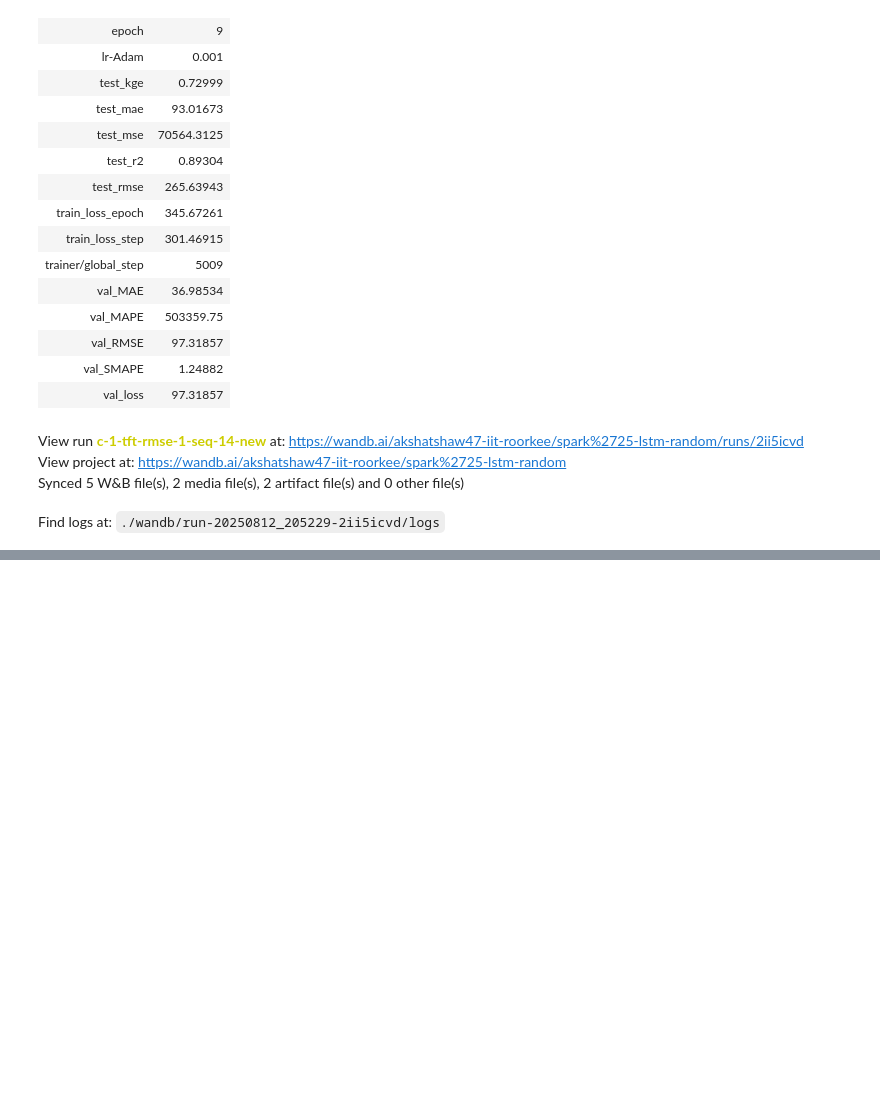
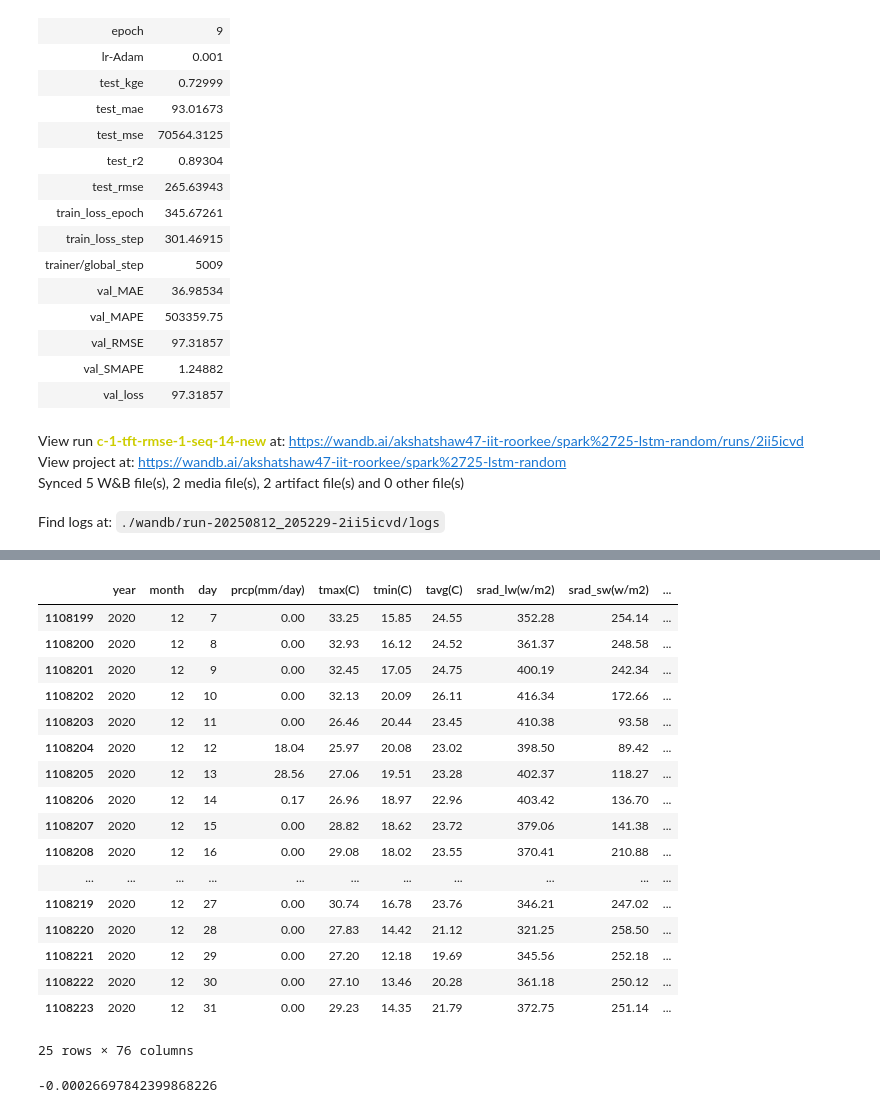
Before and after one commit to akshatshaw/baseflow_lstm, a Jupyter notebook: training/cv/tft-cv-model.ipynb, the cells around one changed output, grey strips where cells are left out. Saved outputs shown, nothing was run; the diff lists cells and outputs as text; code cells hidden in the pictures; blank space fills up the shorter version.

```diff
--- a/training/cv/tft-cv-model.ipynb
+++ b/training/cv/tft-cv-model.ipynb
@@ -2874,0 +3216,25 @@ Find logs at: ./wandb/run-20250812_205229-2ii5icvd/logs
+# %%
+df_merged.tail(25)
+# %% [output]
+|  | year | month | day | prcp(mm/day) | tmax(C) | tmin(C) | tavg(C) | srad_lw(w/m2) | srad_sw(w/m2) | ... |
+| 1108199 | 2020 | 12 | 7 | 0.00 | 33.25 | 15.85 | 24.55 | 352.28 | 254.14 | ... |
+| 1108200 | 2020 | 12 | 8 | 0.00 | 32.93 | 16.12 | 24.52 | 361.37 | 248.58 | ... |
+| 1108201 | 2020 | 12 | 9 | 0.00 | 32.45 | 17.05 | 24.75 | 400.19 | 242.34 | ... |
+| 1108202 | 2020 | 12 | 10 | 0.00 | 32.13 | 20.09 | 26.11 | 416.34 | 172.66 | ... |
+| 1108203 | 2020 | 12 | 11 | 0.00 | 26.46 | 20.44 | 23.45 | 410.38 | 93.58 | ... |
+| 1108204 | 2020 | 12 | 12 | 18.04 | 25.97 | 20.08 | 23.02 | 398.50 | 89.42 | ... |
+| 1108205 | 2020 | 12 | 13 | 28.56 | 27.06 | 19.51 | 23.28 | 402.37 | 118.27 | ... |
+| 1108206 | 2020 | 12 | 14 | 0.17 | 26.96 | 18.97 | 22.96 | 403.42 | 136.70 | ... |
+| 1108207 | 2020 | 12 | 15 | 0.00 | 28.82 | 18.62 | 23.72 | 379.06 | 141.38 | ... |
+| 1108208 | 2020 | 12 | 16 | 0.00 | 29.08 | 18.02 | 23.55 | 370.41 | 210.88 | ... |
+| ... | ... | ... | ... | ... | ... | ... | ... | ... | ... | ... |
+| 1108219 | 2020 | 12 | 27 | 0.00 | 30.74 | 16.78 | 23.76 | 346.21 | 247.02 | ... |
+| 1108220 | 2020 | 12 | 28 | 0.00 | 27.83 | 14.42 | 21.12 | 321.25 | 258.50 | ... |
+| 1108221 | 2020 | 12 | 29 | 0.00 | 27.20 | 12.18 | 19.69 | 345.56 | 252.18 | ... |
+| 1108222 | 2020 | 12 | 30 | 0.00 | 27.10 | 13.46 | 20.28 | 361.18 | 250.12 | ... |
+| 1108223 | 2020 | 12 | 31 | 0.00 | 29.23 | 14.35 | 21.79 | 372.75 | 251.14 | ... |
+25 rows × 76 columns
+# %%
+(df_merged['baseflow'] - df_merged['y_true_lag18']).sum()
+# %% [output]
+-0.00026697842399868226
```
Also changed, not shown: parts of 21 cells of this notebook, 4 other files.
